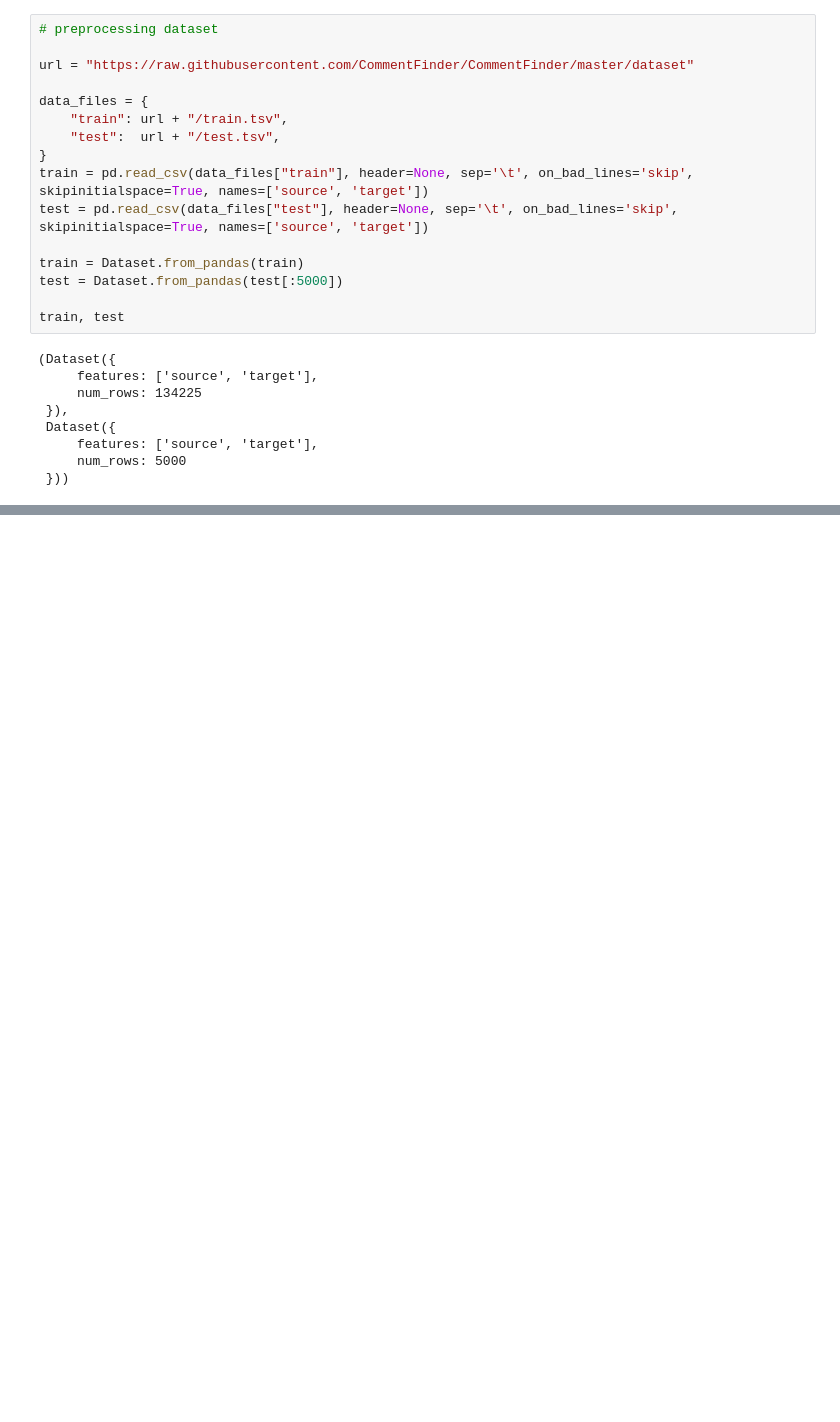
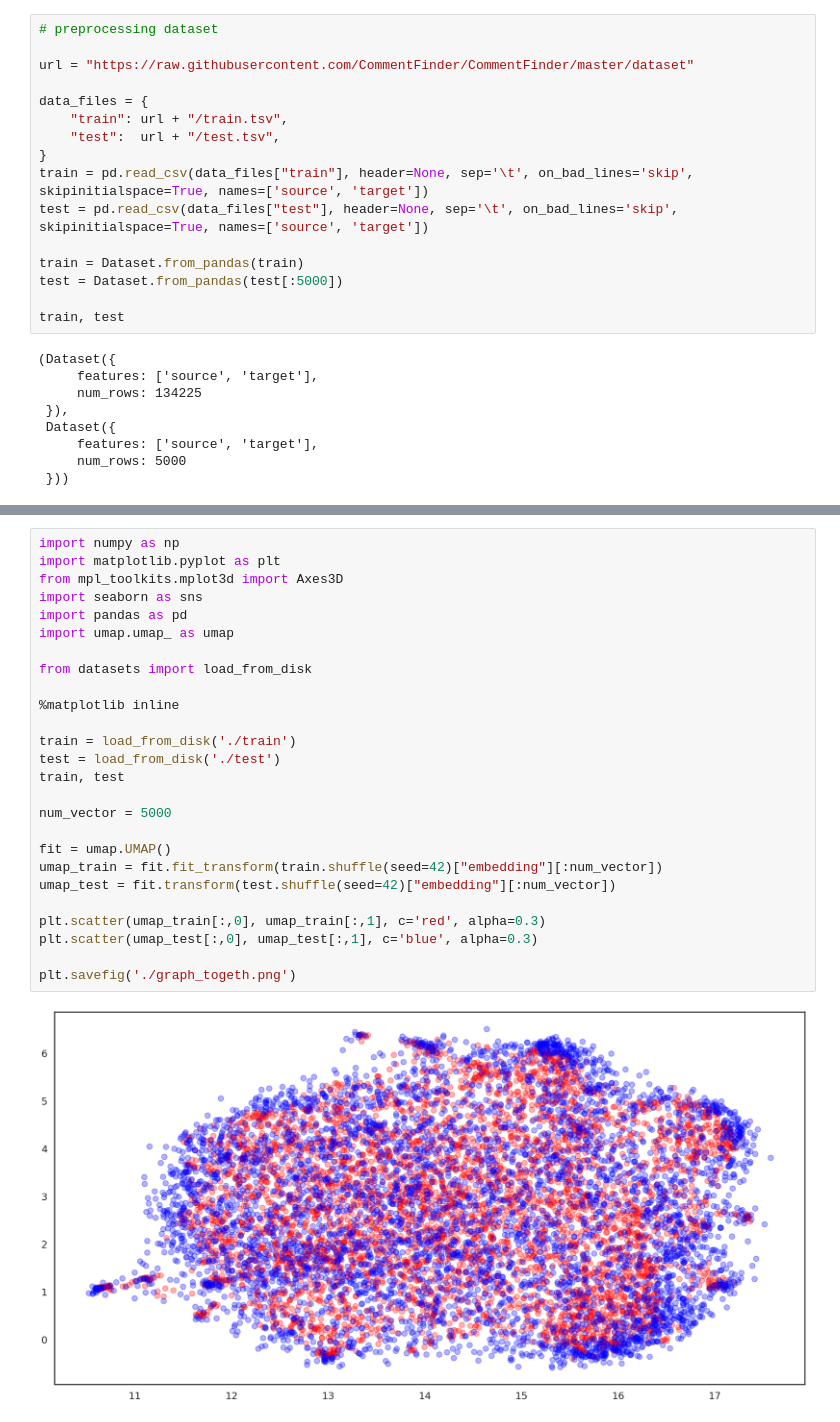
Before and after one commit to kae1dy/NLPCodeReview, a Jupyter notebook: main.ipynb, the cells around one changed output, grey strips where cells are left out. Saved outputs shown, nothing was run; the diff lists cells and outputs as text; blank space fills up the shorter version.

```diff
--- a/main.ipynb
+++ b/main.ipynb
@@ -171,0 +233,28 @@ BLEU mean              :  0.24526899805535846
+# %%
+import numpy as np
+import matplotlib.pyplot as plt
+from mpl_toolkits.mplot3d import Axes3D
+import seaborn as sns
+import pandas as pd
+import umap.umap_ as umap
+
+from datasets import load_from_disk
+
+%matplotlib inline
+
+train = load_from_disk('./train')
+test = load_from_disk('./test')
+train, test
+
+num_vector = 5000
+
+fit = umap.UMAP()
+umap_train = fit.fit_transform(train.shuffle(seed=42)["embedding"][:num_vector])
+umap_test = fit.transform(test.shuffle(seed=42)["embedding"][:num_vector])
+
+plt.scatter(umap_train[:,0], umap_train[:,1], c='red', alpha=0.3)
+plt.scatter(umap_test[:,0], umap_test[:,1], c='blue', alpha=0.3)
+
+plt.savefig('./graph_togeth.png')
+# %% [output]
+[figure, added]
```
Also changed, not shown: parts of 6 cells of this notebook.
